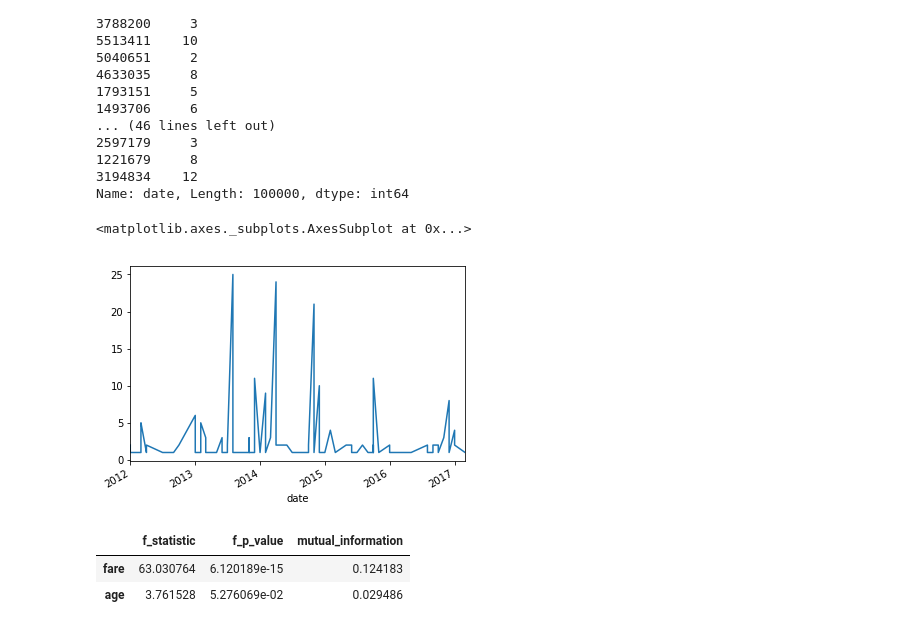
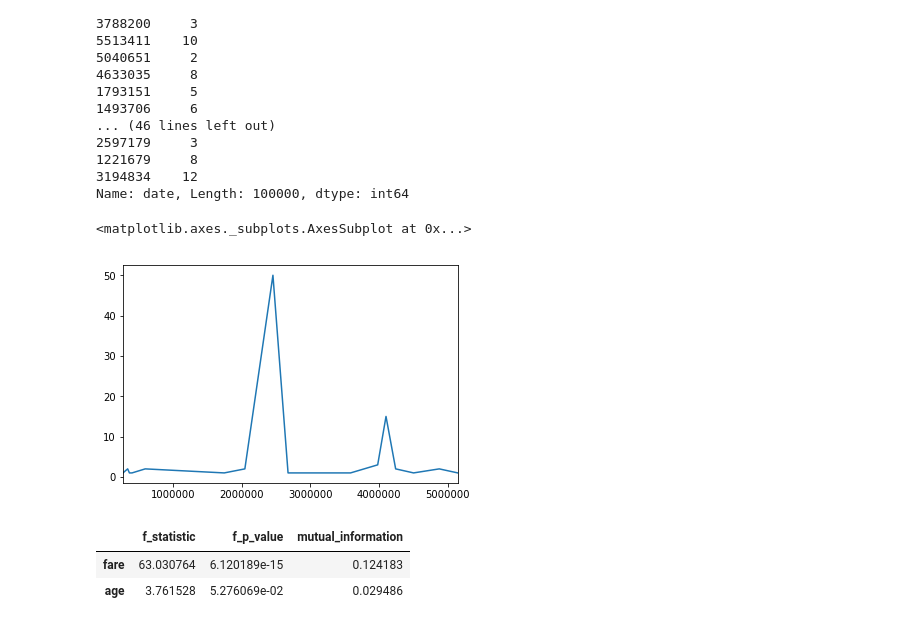
Before and after one commit to Dolto/kaggle-DSG17-final, a Jupyter notebook: EDA.ipynb, the cells around one changed output. Cells and saved outputs as stored; diff of their text form; code cells hidden in the pictures.

```diff
--- a/EDA.ipynb
+++ b/EDA.ipynb
@@ -133,10 +146,10 @@ Name: date, Length: 100000, dtype: int64
 # %%
 %matplotlib inline
 
-sample[sample['Material'] == sample['Material'].unique()[17]].sort_index()['OrderQty'].plot()
+sample[sample['Material'] == sample['Material'].unique()[19]].sort_index()['OrderQty'].plot()
 # %% [output]
 <matplotlib.axes._subplots.AxesSubplot at 0x...>
-[figure, old version]
+[figure, new version]
 # %%
 import xam
 
```
Also changed, not shown: parts of 3 cells of this notebook, 2 other files.
